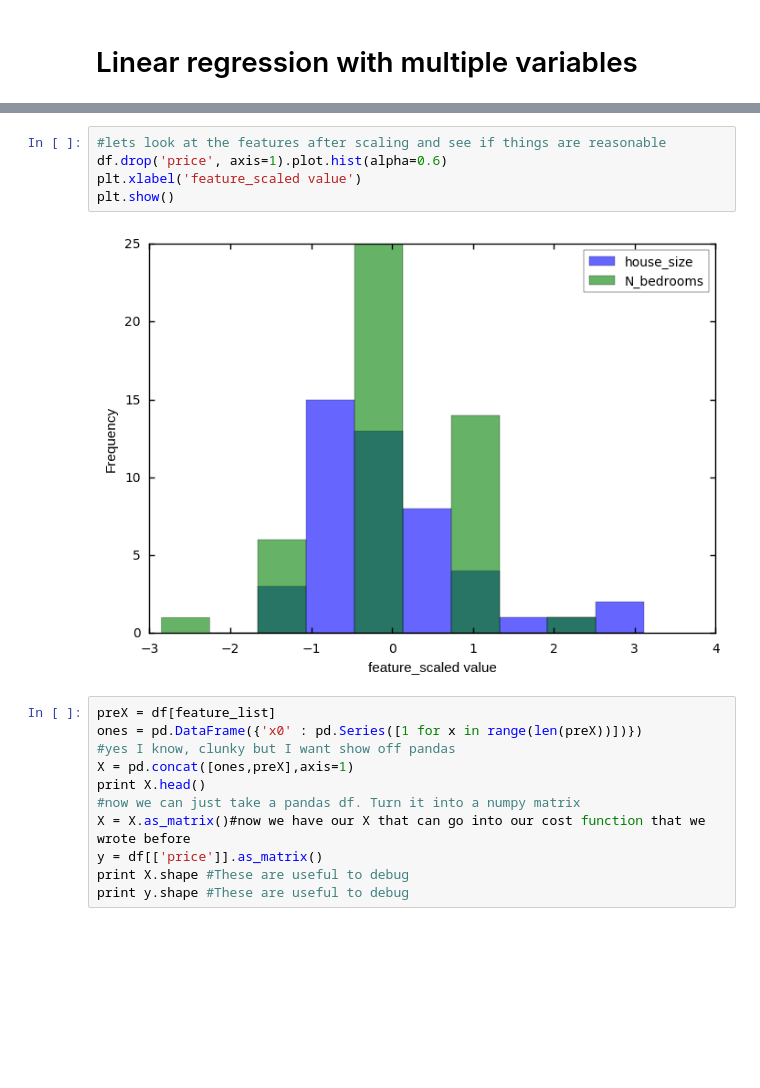
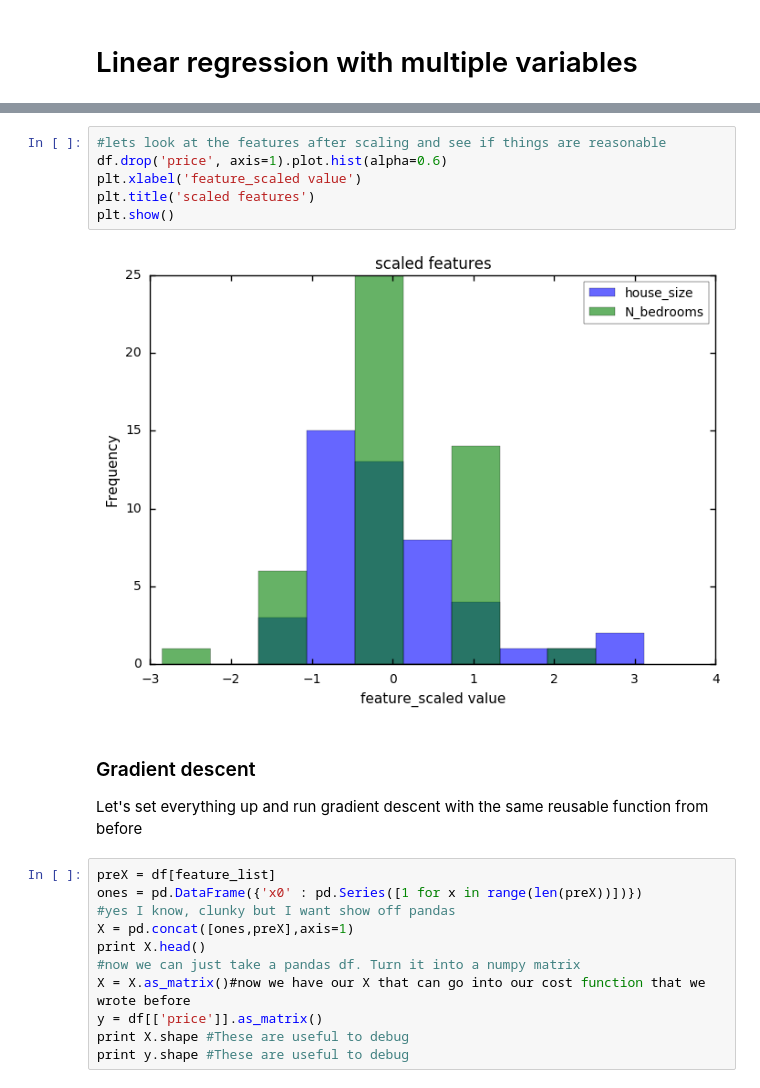
Before and after one commit to 1grossora/ML_CourseraNg, a Jupyter notebook: machine-learning-ex1/ex1.ipynb, the cells around one changed output, grey strips where cells are left out. Saved outputs shown, nothing was run; the diff lists cells and outputs as text; blank space fills up the shorter version.

```diff
--- a/machine-learning-ex1/ex1.ipynb
+++ b/machine-learning-ex1/ex1.ipynb
@@ -283,10 +280,14 @@ raw data
 # %%
 #lets look at the features after scaling and see if things are reasonable
 df.drop('price', axis=1).plot.hist(alpha=0.6)
 plt.xlabel('feature_scaled value')
+plt.title('scaled features')
 plt.show()
 # %% [output]
-[figure, old version]
+[figure, new version]
+# %% [markdown]
+### Gradient descent
+Let's set everything up and run gradient descent with the same reusable function from before
 # %%
 preX = df[feature_list]
 ones = pd.DataFrame({'x0' : pd.Series([1 for x in range(len(preX))])})
```
Also changed, not shown: parts of 20 cells of this notebook.
